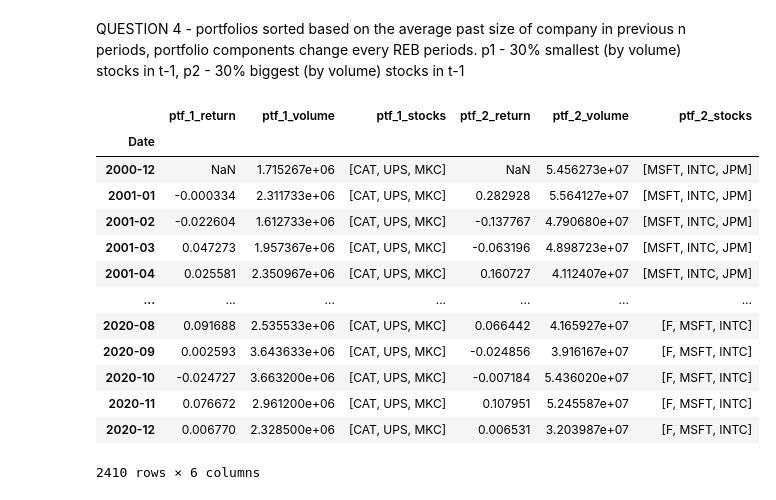
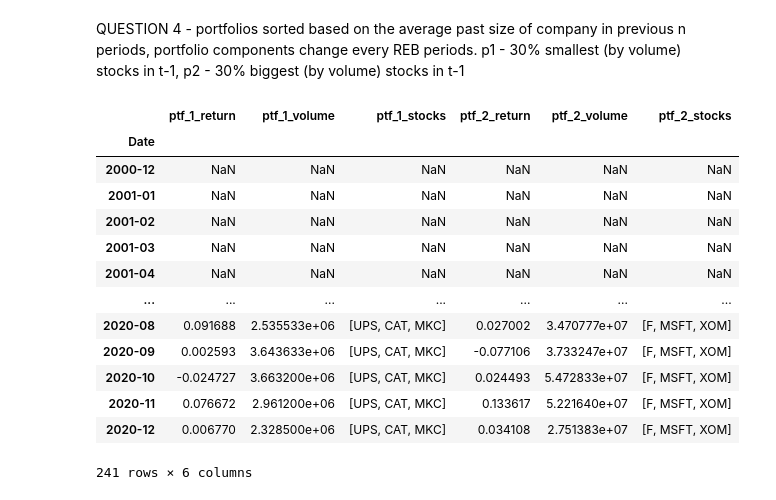
Before and after one commit to maxbranting/investment-theory, a Jupyter notebook: ProblemSet7.ipynb, the cells around one changed output. Drawn from its saved outputs; the diff is of its cells as text; code cells hidden in the pictures.

```diff
--- a/ProblemSet7.ipynb
+++ b/ProblemSet7.ipynb
@@ -288,20 +284,20 @@ QUESTION 4 - portfolios sorted based on the average past size of company in prev
 p1 - 30% smallest (by volume) stocks in t-1,
 p2 - 30% biggest (by volume) stocks in t-1
 # %%
-Q4 = constrcut_portfolios(df=df, decision_var="volume", reb=12, per=12, small_p=.3, big_p=.3)
+Q4 = constrcut_portfolios(df=df, decision_var="volume", reb=12, per=6, small_p=.3, big_p=.3)
 Q4
 # %% [output]
 |  | ptf_1_return | ptf_1_volume | ptf_1_stocks | ptf_2_return | ptf_2_volume | ptf_2_stocks |
 | Date |  |  |  |  |  |  |
-| 2000-12 | NaN | 1.715267e+06 | [CAT, UPS, MKC] | NaN | 5.456273e+07 | [MSFT, INTC, JPM] |
-| 2001-01 | -0.000334 | 2.311733e+06 | [CAT, UPS, MKC] | 0.282928 | 5.564127e+07 | [MSFT, INTC, JPM] |
-| 2001-02 | -0.022604 | 1.612733e+06 | [CAT, UPS, MKC] | -0.137767 | 4.790680e+07 | [MSFT, INTC, JPM] |
-| 2001-03 | 0.047273 | 1.957367e+06 | [CAT, UPS, MKC] | -0.063196 | 4.898723e+07 | [MSFT, INTC, JPM] |
-| 2001-04 | 0.025581 | 2.350967e+06 | [CAT, UPS, MKC] | 0.160727 | 4.112407e+07 | [MSFT, INTC, JPM] |
+| 2000-12 | NaN | NaN | NaN | NaN | NaN | NaN |
+| 2001-01 | NaN | NaN | NaN | NaN | NaN | NaN |
+| 2001-02 | NaN | NaN | NaN | NaN | NaN | NaN |
+| 2001-03 | NaN | NaN | NaN | NaN | NaN | NaN |
+| 2001-04 | NaN | NaN | NaN | NaN | NaN | NaN |
 | ... | ... | ... | ... | ... | ... | ... |
-| 2020-08 | 0.091688 | 2.535533e+06 | [CAT, UPS, MKC] | 0.066442 | 4.165927e+07 | [F, MSFT, INTC] |
-| 2020-09 | 0.002593 | 3.643633e+06 | [CAT, UPS, MKC] | -0.024856 | 3.916167e+07 | [F, MSFT, INTC] |
-| 2020-10 | -0.024727 | 3.663200e+06 | [CAT, UPS, MKC] | -0.007184 | 5.436020e+07 | [F, MSFT, INTC] |
-| 2020-11 | 0.076672 | 2.961200e+06 | [CAT, UPS, MKC] | 0.107951 | 5.245587e+07 | [F, MSFT, INTC] |
-| 2020-12 | 0.006770 | 2.328500e+06 | [CAT, UPS, MKC] | 0.006531 | 3.203987e+07 | [F, MSFT, INTC] |
+| 2020-08 | 0.091688 | 2.535533e+06 | [UPS, CAT, MKC] | 0.027002 | 3.470777e+07 | [F, MSFT, XOM] |
+| 2020-09 | 0.002593 | 3.643633e+06 | [UPS, CAT, MKC] | -0.077106 | 3.733247e+07 | [F, MSFT, XOM] |
+| 2020-10 | -0.024727 | 3.663200e+06 | [UPS, CAT, MKC] | 0.024493 | 5.472833e+07 | [F, MSFT, XOM] |
+| 2020-11 | 0.076672 | 2.961200e+06 | [UPS, CAT, MKC] | 0.133617 | 5.221640e+07 | [F, MSFT, XOM] |
+| 2020-12 | 0.006770 | 2.328500e+06 | [UPS, CAT, MKC] | 0.034108 | 2.751383e+07 | [F, MSFT, XOM] |
-2410 rows × 6 columns
+241 rows × 6 columns
```
Also changed, not shown: parts of 12 cells of this notebook, 1 other file.
